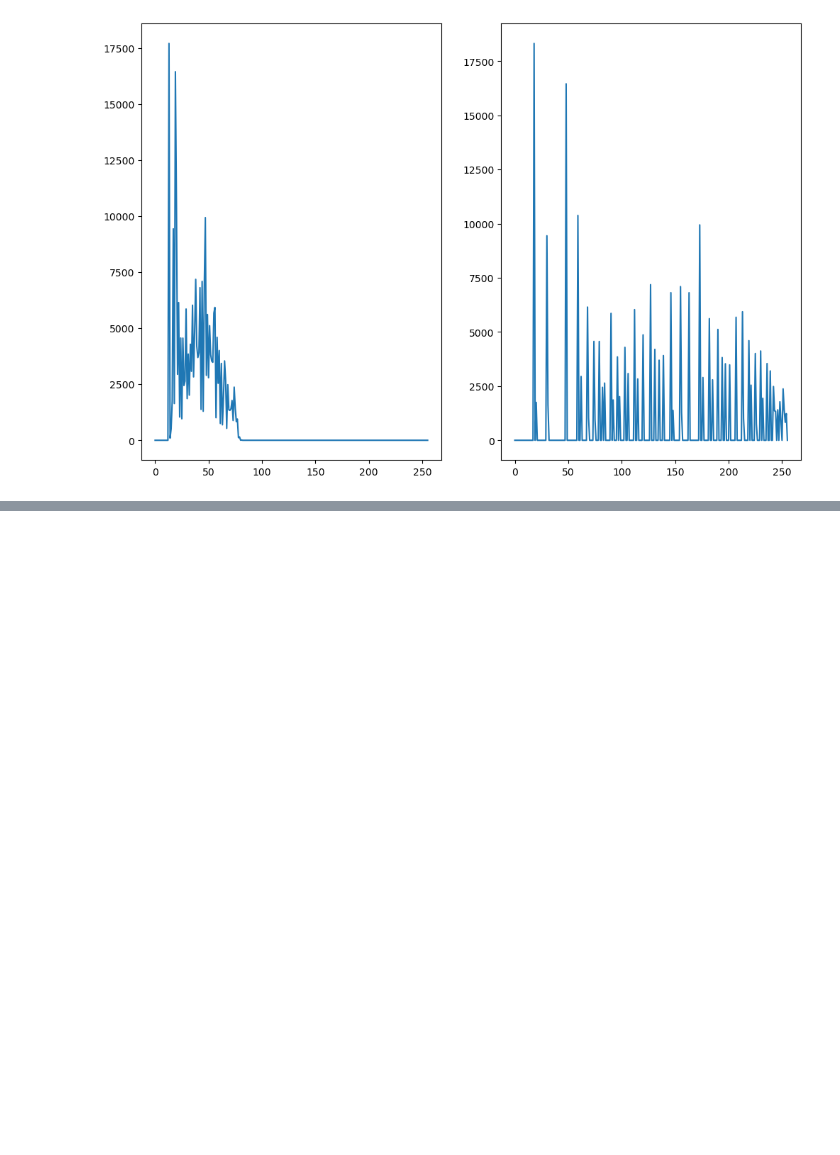
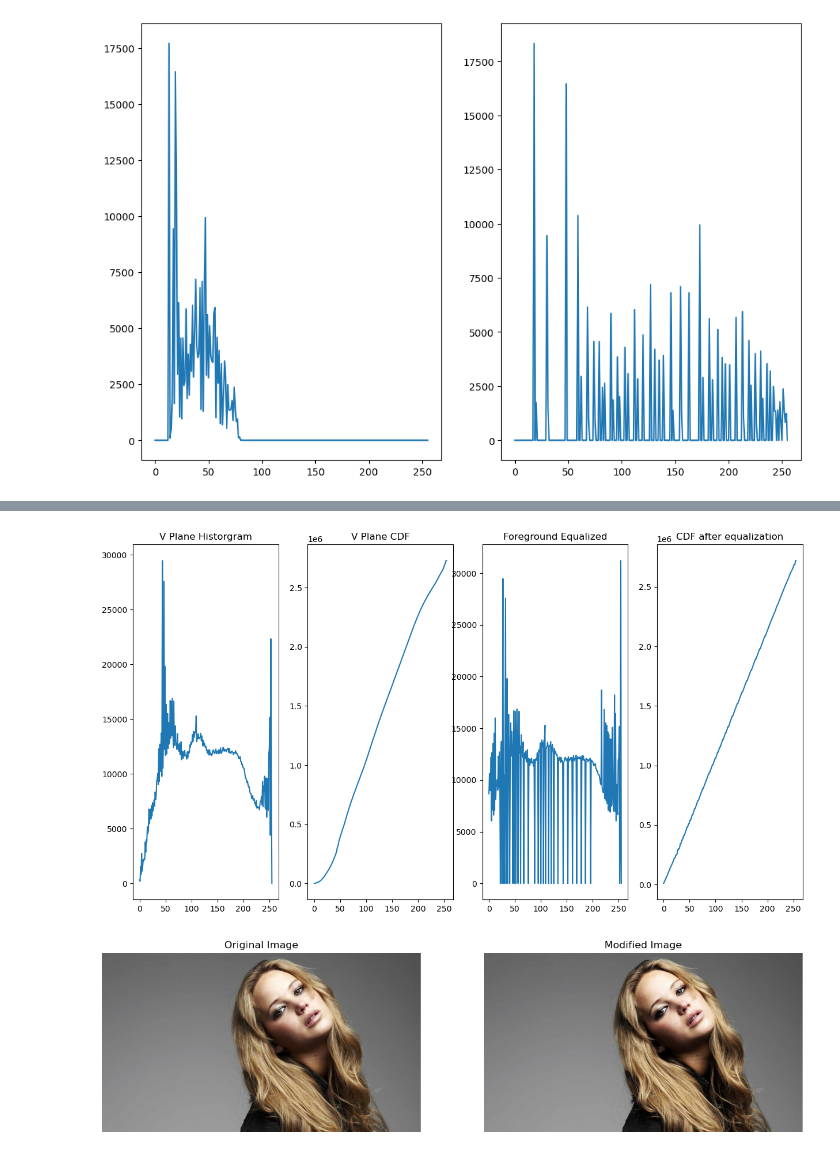
Before and after one commit to KiranGunathilaka/en3160_image_processing_machine_vision, a Jupyter notebook: assign1/220197E_a01.ipynb, the cells around one changed output, grey strips where cells are left out. Cells and saved outputs as stored; diff of their text form; code cells hidden in the pictures; blank space fills up the shorter version.

```diff
--- a/assign1/220197E_a01.ipynb
+++ b/assign1/220197E_a01.ipynb
@@ -223,0 +264,47 @@ plt.show()
+# %%
+# Equalization of V plane
+fig, ax = plt.subplots(1, 4, figsize=(15, 8))
+fg_hsv = cv.cvtColor(foreground, cv.COLOR_BGR2HSV)
+fg_vplane = fg_hsv[:, :, 2]
+hist, bins = np.histogram(fg_vplane.ravel(), 256, [1, 256])
+ax[0].plot(hist)
+ax[0].set_title('V Plane Historgram')
+
+cdf = hist.cumsum()
+ax[1].plot(cdf)
+ax[1].set_title('V Plane CDF')
+
+cdf_min = cdf.min()
+num_pixels = (fg_vplane > 0).sum()  #removing large number of 0 intensity pixels
+
+
+L = 256
+t = np.array([((L-1)/num_pixels)*(cdf[i]) for i in range(L)], dtype=np.uint8)
+g = t[fg_vplane]
+
+hist2, bins2 = np.histogram(g, L, [1, L])
+ax[2].plot(hist2)
+ax[2].set_title('Foreground Equalized')
+
+cdf2 = hist2.cumsum()
+ax[3].plot(cdf2)
+ax[3].set_title('CDF after equalization')
+plt.show()
+
+mask_bg = cv.bitwise_not(final_mask)
+im_bg = cv.bitwise_and(bgr, bgr, mask=mask_bg)
+fg_hsv[:, :, 2] = g
+
+finalImage= cv.add(cv.cvtColor(im_bg, cv.COLOR_BGR2RGB), cv.cvtColor(fg_hsv, cv.COLOR_HSV2RGB))
+
+fig, ax = plt.subplots(1, 2, figsize=(15, 8))
+ax[0].imshow(cv.cvtColor(bgr, cv.COLOR_BGR2RGB))
+ax[0].set_title('Original Image')
+ax[1].imshow(finalImage)
+ax[1].set_title('Modified Image')
+for a in ax:
+    a.axis("off")
+plt.show()
+# %% [output]
+[figure, added]
+[figure, added]
```
Also changed, not shown: parts of 5 cells of this notebook.
